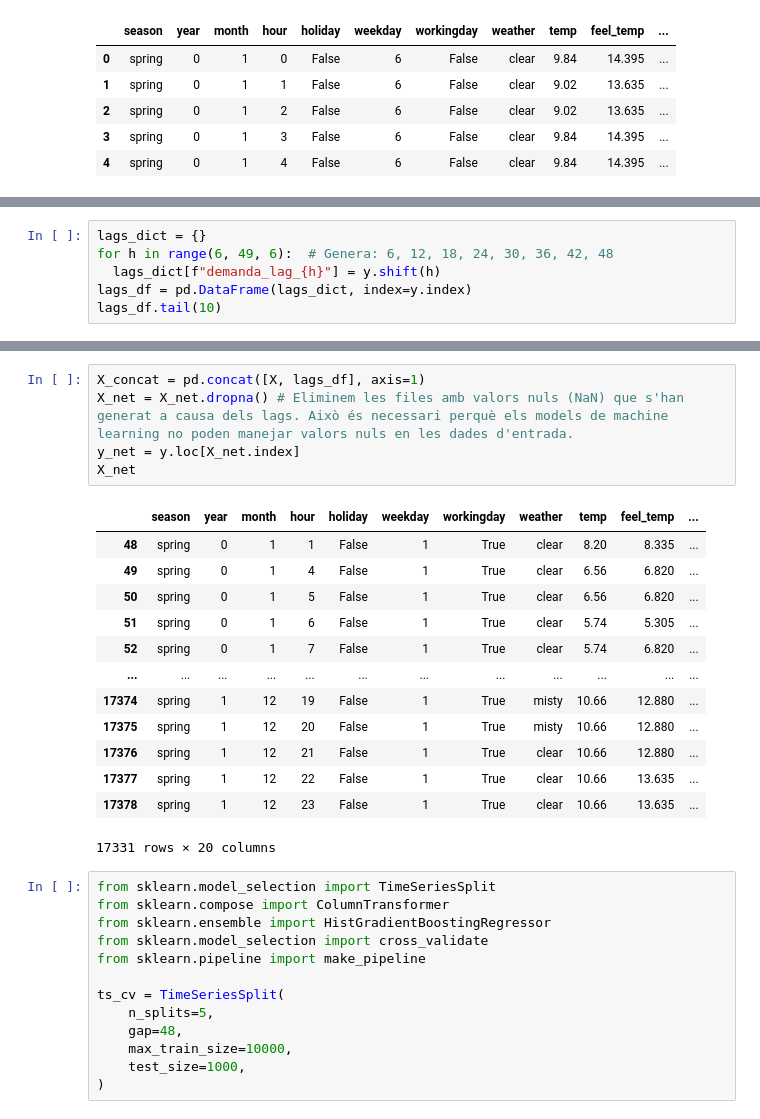
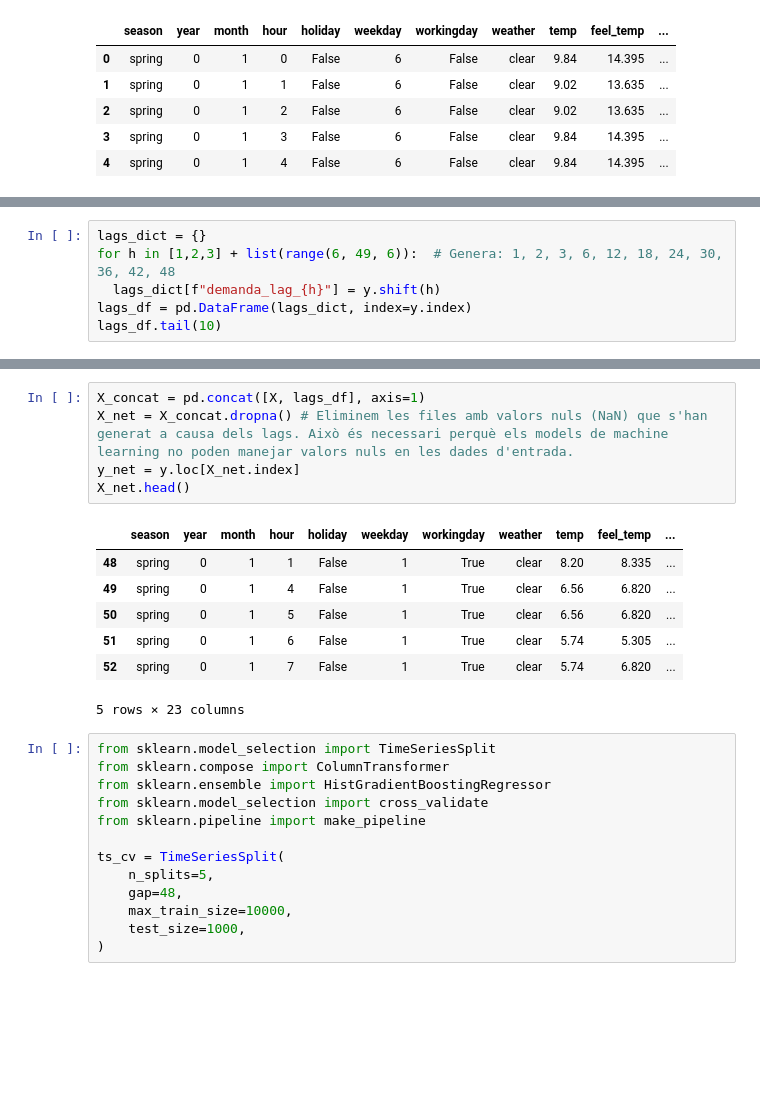
Before and after one commit to Triis98/DissenyIAvaluacioDeModels, a Jupyter notebook: apunts/documents/series_temporals/series_temporals.ipynb, the cells around one changed output, grey strips where cells are left out. Drawn from its saved outputs; the diff is of its cells as text; blank space fills up the shorter version.

```diff
--- a/apunts/documents/series_temporals/series_temporals.ipynb
+++ b/apunts/documents/series_temporals/series_temporals.ipynb
@@ -310,6 +314,6 @@ X.head()
 # %%
 lags_dict = {}
-for h in range(6, 49, 6):  # Genera: 6, 12, 18, 24, 30, 36, 42, 48
+for h in [1,2,3] + list(range(6, 49, 6)):  # Genera: 1, 2, 3, 6, 12, 18, 24, 30, 36, 42, 48
   lags_dict[f"demanda_lag_{h}"] = y.shift(h)
 lags_df = pd.DataFrame(lags_dict, index=y.index)
 lags_df.tail(10)
@@ -328,22 +332,16 @@ lags_df.tail(10)
 # %%
 X_concat = pd.concat([X, lags_df], axis=1)
-X_net = X_net.dropna() # Eliminem les files amb valors nuls (NaN) que s'han generat a causa dels lags. Això és necessari perquè els models de machine learning no poden manejar valors nuls en les dades d'entrada.
+X_net = X_concat.dropna() # Eliminem les files amb valors nuls (NaN) que s'han generat a causa dels lags. Això és necessari perquè els models de machine learning no poden manejar valors nuls en les dades d'entrada.
 y_net = y.loc[X_net.index]
-X_net
+X_net.head()
 # %% [output]
 |  | season | year | month | hour | holiday | weekday | workingday | weather | temp | feel_temp | ... |
 | 48 | spring | 0 | 1 | 1 | False | 1 | True | clear | 8.20 | 8.335 | ... |
 | 49 | spring | 0 | 1 | 4 | False | 1 | True | clear | 6.56 | 6.820 | ... |
 | 50 | spring | 0 | 1 | 5 | False | 1 | True | clear | 6.56 | 6.820 | ... |
 | 51 | spring | 0 | 1 | 6 | False | 1 | True | clear | 5.74 | 5.305 | ... |
 | 52 | spring | 0 | 1 | 7 | False | 1 | True | clear | 5.74 | 6.820 | ... |
-| ... | ... | ... | ... | ... | ... | ... | ... | ... | ... | ... | ... |
-| 17374 | spring | 1 | 12 | 19 | False | 1 | True | misty | 10.66 | 12.880 | ... |
-| 17375 | spring | 1 | 12 | 20 | False | 1 | True | misty | 10.66 | 12.880 | ... |
-| 17376 | spring | 1 | 12 | 21 | False | 1 | True | clear | 10.66 | 12.880 | ... |
-| 17377 | spring | 1 | 12 | 22 | False | 1 | True | clear | 10.66 | 13.635 | ... |
-| 17378 | spring | 1 | 12 | 23 | False | 1 | True | clear | 10.66 | 13.635 | ... |
-17331 rows × 20 columns
+5 rows × 23 columns
 # %%
 from sklearn.model_selection import TimeSeriesSplit
 from sklearn.compose import ColumnTransformer
```
Also changed, not shown: parts of 14 cells of this notebook.
